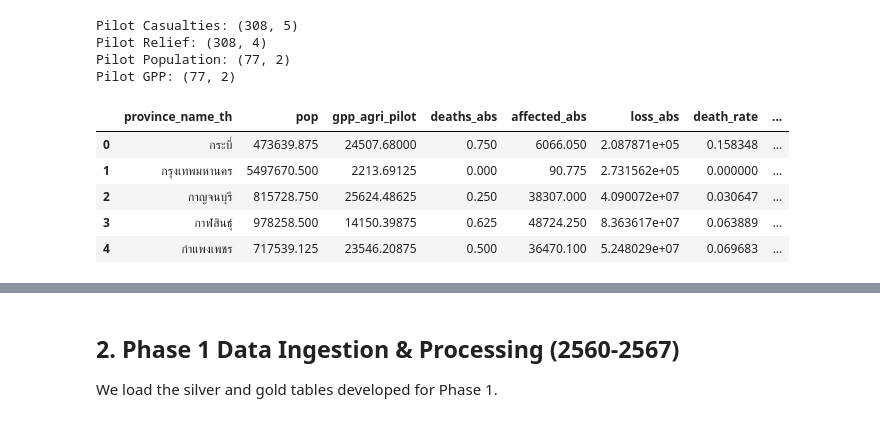
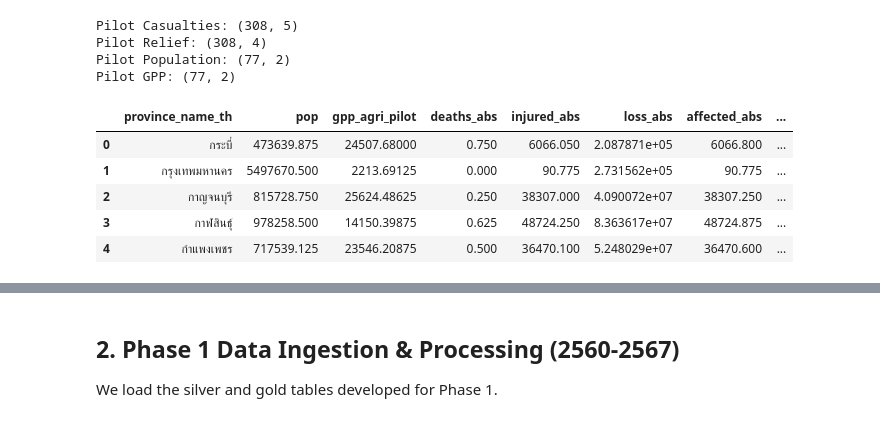
Before and after one commit to Bossax/arun-creagy, a Jupyter notebook: ψ/incubate/DCCE/CRI/data_system/script/analysis_notebooks/cri_methodology_comparison.ipynb, the cells around one changed output, grey strips where cells are left out. Cells and saved outputs as stored; diff of their text form; code cells hidden in the pictures.

```diff
--- a/ψ/incubate/DCCE/CRI/data_system/script/analysis_notebooks/cri_methodology_comparison.ipynb
+++ b/ψ/incubate/DCCE/CRI/data_system/script/analysis_notebooks/cri_methodology_comparison.ipynb
@@ -92,52 +92,51 @@ Pilot Relief: (308, 4)
 Pilot Population: (77, 2)
 Pilot GPP: (77, 2)
 # %%
-# 1.1 Pilot Aggregation (Corrected: Both use Total GPP)
-pilot_casualties_prov = pilot_casualties.groupby("province_name_th").agg({
+# 1.1 Pilot Aggregation (2559-2566)
+# Per methodology: Pilot uses Agricultural GPP as the denominator for Economic Loss (OAE Relief).
+# Human Impact 'Affected' is defined as Deaths + Injured.
+
+# 1. Aggregate Impact Metrics (Sum hazards per province)
+pilot_impact = pilot_casualties.groupby("province_name_th").agg({
     "deaths_count_avg_2559_2566": "sum",
     "injured_count_avg_2559_2566": "sum"
-}).reset_index()
+}).merge(
+    pilot_relief.groupby("province_name_th")["relief_amount_avg_2559_2566_baht"].sum(),
+    on="province_name_th", how="outer"
+).fillna(0)
 
-pilot_relief_prov = pilot_relief.groupby("province_name_th").agg({
-    "relief_amount_avg_2559_2566_baht": "sum"
-}).reset_index()
+# 2. Aggregate Denominators (Mean population and GPP)
+pilot_den = pilot_pop.groupby("province_name_th")["population_avg_2559_2566"].mean().to_frame().merge(
+    pilot_gpp.groupby("province_name_th")["gpp_avg_2559_2566"].mean(),
+    on="province_name_th", how="outer"
+)
 
-# Aggregate denominators as well in case normalization caused duplicates
-pilot_pop_agg = pilot_pop.groupby("province_name_th", as_index=False)["population_avg_2559_2566"].mean()
-pilot_gpp_agg = pilot_gpp.groupby("province_name_th", as_index=False)["gpp_avg_2559_2566"].mean()
+# 3. Final Merge and Standardization
+pilot_df = pilot_den.merge(pilot_impact, on="province_name_th", how="outer").fillna(0).reset_index()
 
-# Merge all Pilot components
-pilot_df = pilot_pop_agg.merge(pilot_gpp_agg, on="province_name_th", how="outer") \
-                   .merge(pilot_casualties_prov, on="province_name_th", how="outer") \
-                   .merge(pilot_relief_prov, on="province_name_th", how="outer")
-
-# Fill NaNs with 0 for impact metrics
-impact_cols = ["deaths_count_avg_2559_2566", "injured_count_avg_2559_2566", "relief_amount_avg_2559_2566_baht"]
-pilot_df[impact_cols] = pilot_df[impact_cols].fillna(0)
-
-# Rename for clarity (GPP is TOTAL GPP per user clarification)
 pilot_df = pilot_df.rename(columns={
     "population_avg_2559_2566": "pop",
-    "gpp_avg_2559_2566": "gpp_agri_pilot",
+    "gpp_avg_2559_2566": "gpp_agri_pilot",  # Clarified: Agricultural GPP (M THB)
     "deaths_count_avg_2559_2566": "deaths_abs",
-    "injured_count_avg_2559_2566": "affected_abs",
+    "injured_count_avg_2559_2566": "injured_abs",
     "relief_amount_avg_2559_2566_baht": "loss_abs"
 })
 
-# Calculate Rates
-pilot_df["death_rate"] = (pilot_df["deaths_abs"] / pilot_df["pop"]) * 100000
-pilot_df["affected_rate"] = (pilot_df["affected_abs"] / pilot_df["pop"]) * 100000
-# GPP is Million Baht
-pilot_df["loss_rate"] = pilot_df["loss_abs"] / (pilot_df["gpp_agri_pilot"] * 1000000)
+# 4. Calculate Composite & Rate Metrics
+pilot_df["affected_abs"] = pilot_df["deaths_abs"] + pilot_df["injured_abs"]
+
+pilot_df["death_rate"]    = (pilot_df["deaths_abs"] / pilot_df["pop"]) * 100_000
+pilot_df["affected_rate"] = (pilot_df["affected_abs"] / pilot_df["pop"]) * 100_000
+pilot_df["loss_rate"]     = pilot_df["loss_abs"] / (pilot_df["gpp_agri_pilot"] * 1_000_000)
 
 pilot_df.head()
 # %% [output]
-|  | province_name_th | pop | gpp_agri_pilot | deaths_abs | affected_abs | loss_abs | death_rate | ... |
-| 0 | กระบี่ | 473639.875 | 24507.68000 | 0.750 | 6066.050 | 2.087871e+05 | 0.158348 | ... |
-| 1 | กรุงเทพมหานคร | 5497670.500 | 2213.69125 | 0.000 | 90.775 | 2.731562e+05 | 0.000000 | ... |
-| 2 | กาญจนบุรี | 815728.750 | 25624.48625 | 0.250 | 38307.000 | 4.090072e+07 | 0.030647 | ... |
-| 3 | กาฬสินธุ์ | 978258.500 | 14150.39875 | 0.625 | 48724.250 | 8.363617e+07 | 0.063889 | ... |
-| 4 | กำแพงเพชร | 717539.125 | 23546.20875 | 0.500 | 36470.100 | 5.248029e+07 | 0.069683 | ... |
+|  | province_name_th | pop | gpp_agri_pilot | deaths_abs | injured_abs | loss_abs | affected_abs | ... |
+| 0 | กระบี่ | 473639.875 | 24507.68000 | 0.750 | 6066.050 | 2.087871e+05 | 6066.800 | ... |
+| 1 | กรุงเทพมหานคร | 5497670.500 | 2213.69125 | 0.000 | 90.775 | 2.731562e+05 | 90.775 | ... |
+| 2 | กาญจนบุรี | 815728.750 | 25624.48625 | 0.250 | 38307.000 | 4.090072e+07 | 38307.250 | ... |
+| 3 | กาฬสินธุ์ | 978258.500 | 14150.39875 | 0.625 | 48724.250 | 8.363617e+07 | 48724.875 | ... |
+| 4 | กำแพงเพชร | 717539.125 | 23546.20875 | 0.500 | 36470.100 | 5.248029e+07 | 36470.600 | ... |
 # %%
 ## 1.2 Pilot Normalization & Scoring
 def calculate_cri(df, prefix=""):
```
Also changed, not shown: parts of 23 cells of this notebook, 17 other files.
